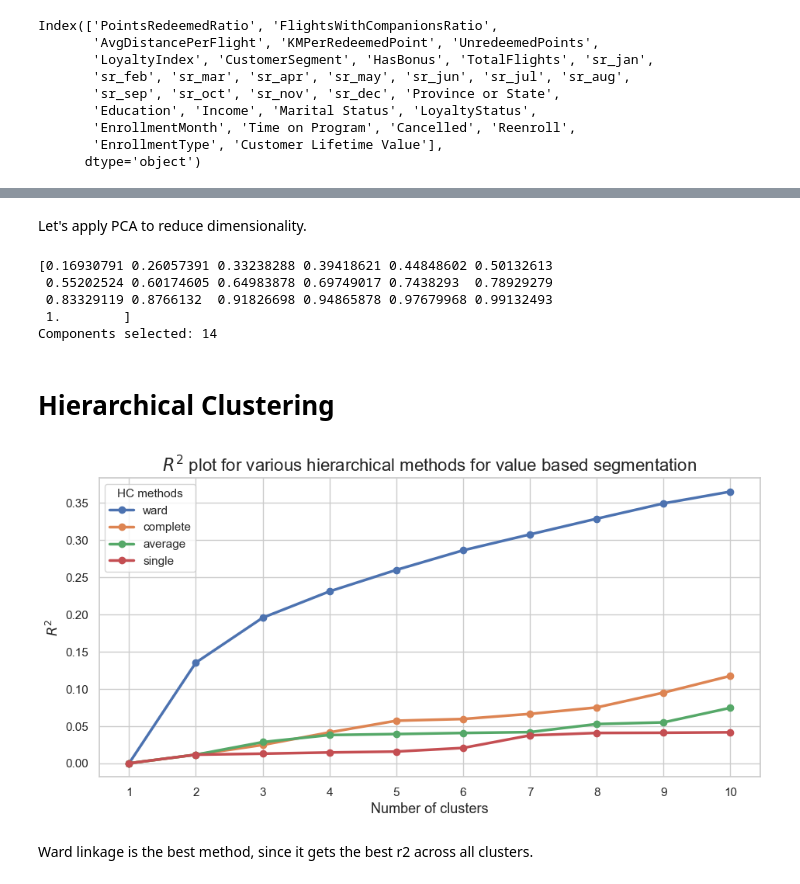
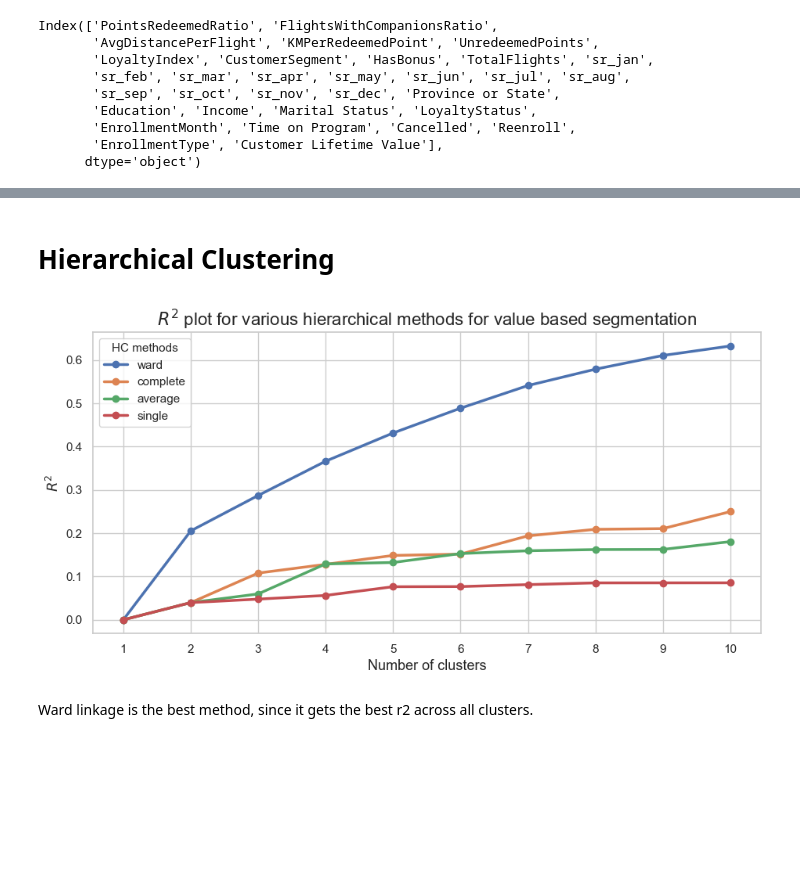
Before and after one commit to calcoafrancisca/Group-39---DM---Part2, a Jupyter notebook: Value-Based-Perspective.ipynb, the cells around one changed output, grey strips where cells are left out. Saved outputs shown, nothing was run; the diff lists cells and outputs as text; code cells hidden in the pictures; blank space fills up the shorter version.

```diff
--- a/Value-Based-Perspective.ipynb
+++ b/Value-Based-Perspective.ipynb
@@ -106,10 +106,7 @@ value_features = [
     'KMPerRedeemedPoint',
     'AvgDistancePerFlight',
     'FlightsWithCompanionsRatio',
-    'TotalFlights',
-
-    'sr_jan', 'sr_feb', 'sr_mar', 'sr_apr', 'sr_may', 'sr_jun',
-    'sr_jul', 'sr_aug', 'sr_sep', 'sr_oct', 'sr_nov', 'sr_dec'
+    'TotalFlights'
 ]
 
 df_value_based = df_value_based[value_features]
@@ -124,2 +118,0 @@ df_value_based = pd.DataFrame(df_value_based_scaled, columns=value_features)
-# %% [markdown]
-Let's apply PCA to reduce dimensionality.
@@ -134,12 +118,0 @@ df_pca = pd.DataFrame(pca_components, columns=pca_cols)
-# %%
-cum_var = np.cumsum(pca.explained_variance_ratio_)
-print(cum_var)
-# keep components explaining 85% variance
-n_keep = np.argmax(cum_var >= 0.85) + 1
-print("Components selected:", n_keep)
-# %% [output]
-[0.16930791 0.26057391 0.33238288 0.39418621 0.44848602 0.50132613
- 0.55202524 0.60174605 0.64983878 0.69749017 0.7438293  0.78929279
- 0.83329119 0.8766132  0.91826698 0.94865878 0.97679968 0.99132493
- 1.        ]
-Components selected: 14
@@ -196,39 +163,39 @@ def get_r2_hc(df, link_method, max_nclus, min_nclus=1, dist="euclidean"):
     return np.array(r2)
 
 
-metric_features = df_pca_final.columns.tolist()  # your numeric features for clustering
+metric_features = df_value_based.columns.tolist()  # your numeric features for clustering
 hc_methods = ["ward", "complete", "average", "single"]
 max_nclus = 10
 
 results = []
 
 for link in hc_methods:
     r2 = get_r2_hc(
-        df=df_pca_final[metric_features],
+        df=df_value_based[metric_features],
         link_method=link,
         max_nclus=max_nclus,
         min_nclus=1,
         dist="euclidean"
     )
     results.append(r2)
 
 r2_hc = np.vstack(results)
 
 
 sns.set(style="whitegrid")
 plt.figure(figsize=(11,5))
 
 for i, link in enumerate(hc_methods):
     plt.plot(range(1, max_nclus + 1), r2_hc[i], marker='o', linewidth=2.5, label=link)
 
 plt.xlabel("Number of clusters", fontsize=13)
 plt.ylabel("$R^2$", fontsize=13)
 plt.xticks(range(1, max_nclus + 1))
 plt.title("$R^2$ plot for various hierarchical methods for value based segmentation", fontsize=16)
 plt.legend(title="HC methods", title_fontsize=11)
 plt.show()
 # %% [output]
-[figure, old version]
+[figure, new version]
 # %% [markdown]
 Ward linkage is the best method, since it gets the best r2 across all clusters.
 # %%
```
Also changed, not shown: parts of 40 cells of this notebook.
